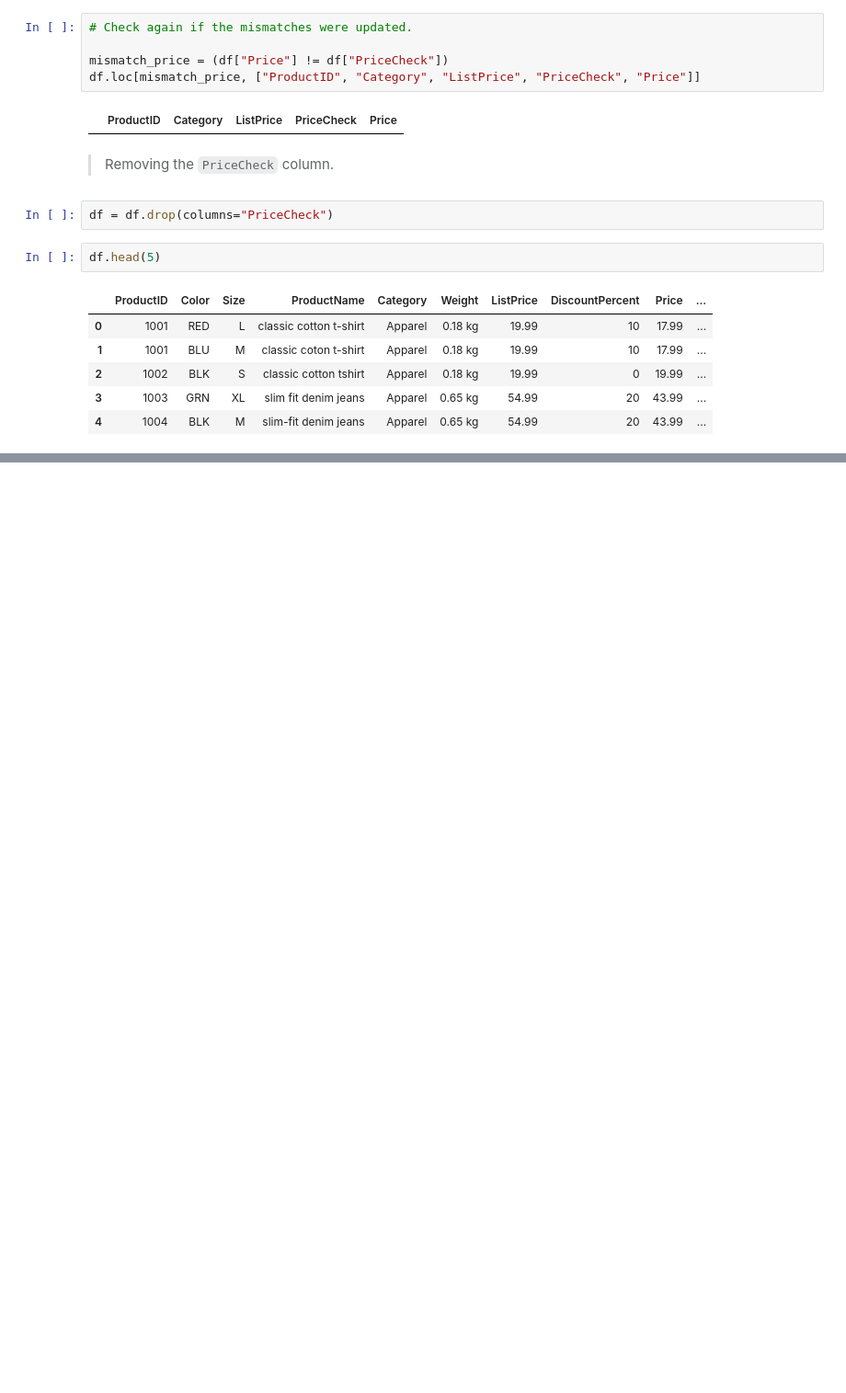
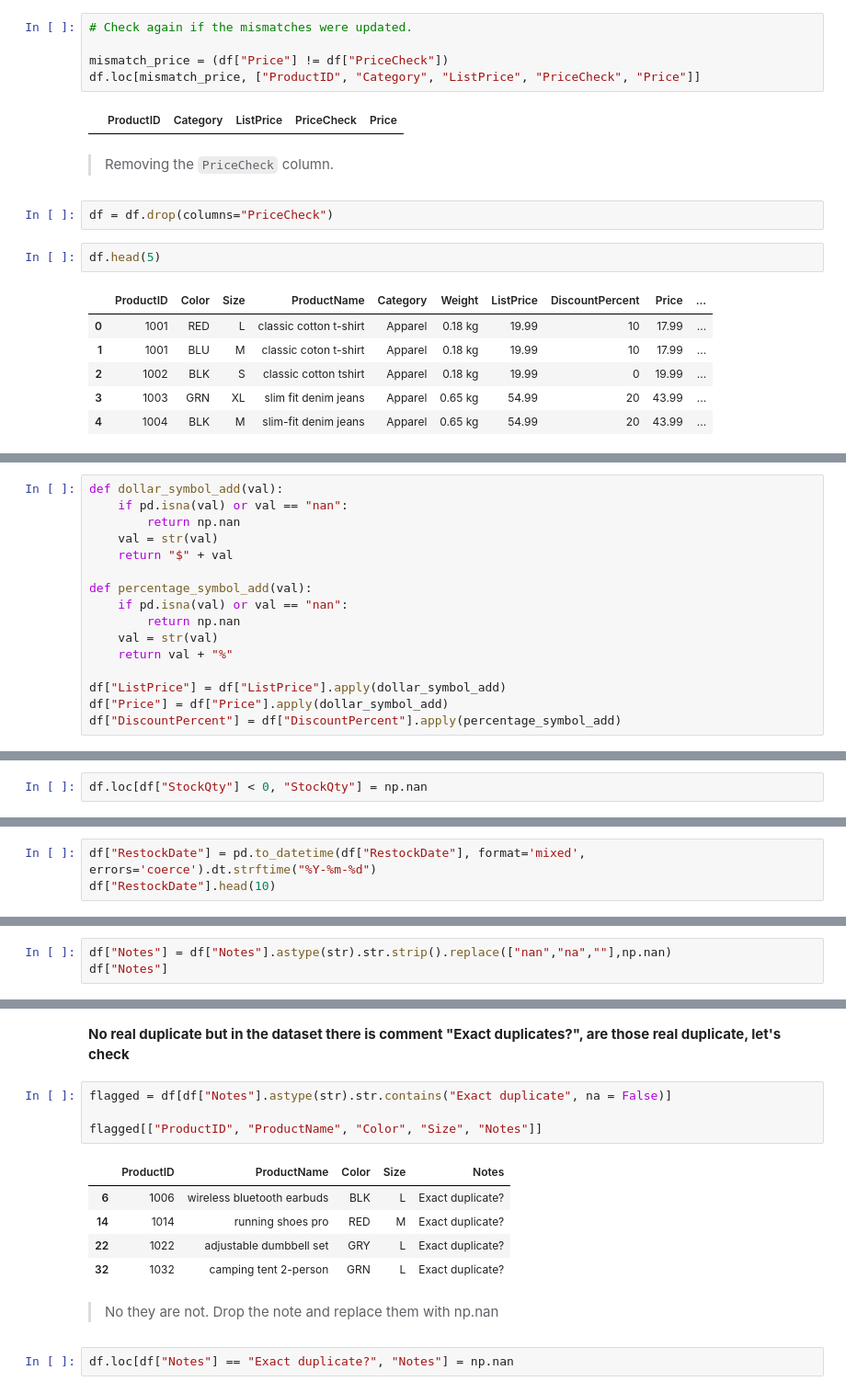
Before and after one commit to JunayedMh/pandas_prac, a Jupyter notebook: Aug_7/cleaning.ipynb, the cells around one changed output, grey strips where cells are left out. Shown at 92% size. Saved outputs shown, nothing was run; the diff lists cells and outputs as text; blank space fills up the shorter version.

```diff
--- a/Aug_7/cleaning.ipynb
+++ b/Aug_7/cleaning.ipynb
@@ -325,0 +335,16 @@ df.head(5)
+# %%
+def dollar_symbol_add(val):
+    if pd.isna(val) or val == "nan":
+        return np.nan
+    val = str(val)
+    return "$" + val
+
+def percentage_symbol_add(val):
+    if pd.isna(val) or val == "nan":
+        return np.nan
+    val = str(val)
+    return val + "%"
+
+df["ListPrice"] = df["ListPrice"].apply(dollar_symbol_add)
+df["Price"] = df["Price"].apply(dollar_symbol_add)
+df["DiscountPercent"] = df["DiscountPercent"].apply(percentage_symbol_add)
@@ -325,0 +374,2 @@ df.head(5)
+# %%
+df.loc[df["StockQty"] < 0, "StockQty"] = np.nan
@@ -325,0 +389,3 @@ df.head(5)
+# %%
+df["RestockDate"] = pd.to_datetime(df["RestockDate"], format='mixed', errors='coerce').dt.strftime("%Y-%m-%d")
+df["RestockDate"].head(10)
@@ -325,0 +412,3 @@ df.head(5)
+# %%
+df["Notes"] = df["Notes"].astype(str).str.strip().replace(["nan","na",""],np.nan)
+df["Notes"]
@@ -325,0 +460,16 @@ df.head(5)
+# %% [markdown]
+**No real duplicate but in the dataset there is comment "Exact duplicates?", are those real duplicate, let's check**
+# %%
+flagged = df[df["Notes"].astype(str).str.contains("Exact duplicate", na = False)]
+
+flagged[["ProductID", "ProductName", "Color", "Size", "Notes"]]
+# %% [output]
+|  | ProductID | ProductName | Color | Size | Notes |
+| 6 | 1006 | wireless bluetooth earbuds | BLK | L | Exact duplicate? |
+| 14 | 1014 | running shoes pro | RED | M | Exact duplicate? |
+| 22 | 1022 | adjustable dumbbell set | GRY | L | Exact duplicate? |
+| 32 | 1032 | camping tent 2-person | GRN | L | Exact duplicate? |
+# %% [markdown]
+> No they are not. Drop the note and replace them with np.nan
+# %%
+df.loc[df["Notes"] == "Exact duplicate?", "Notes"] = np.nan
```
Also changed, not shown: parts of 27 cells of this notebook, 1 other file.
